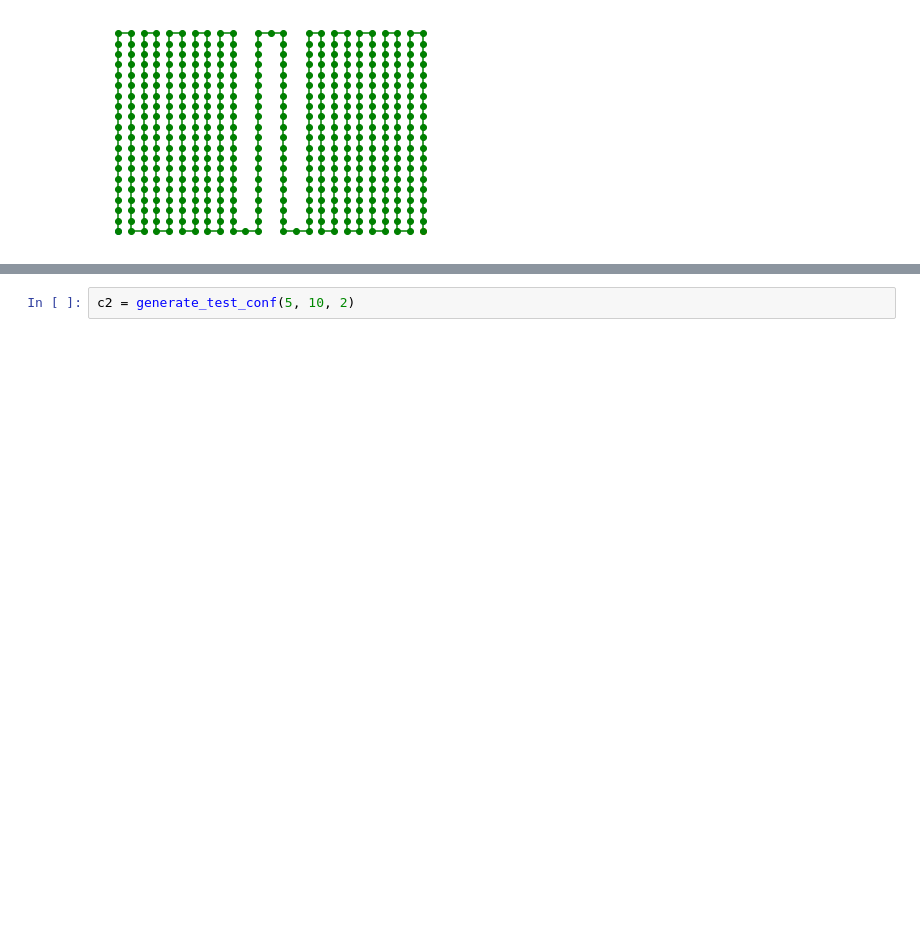
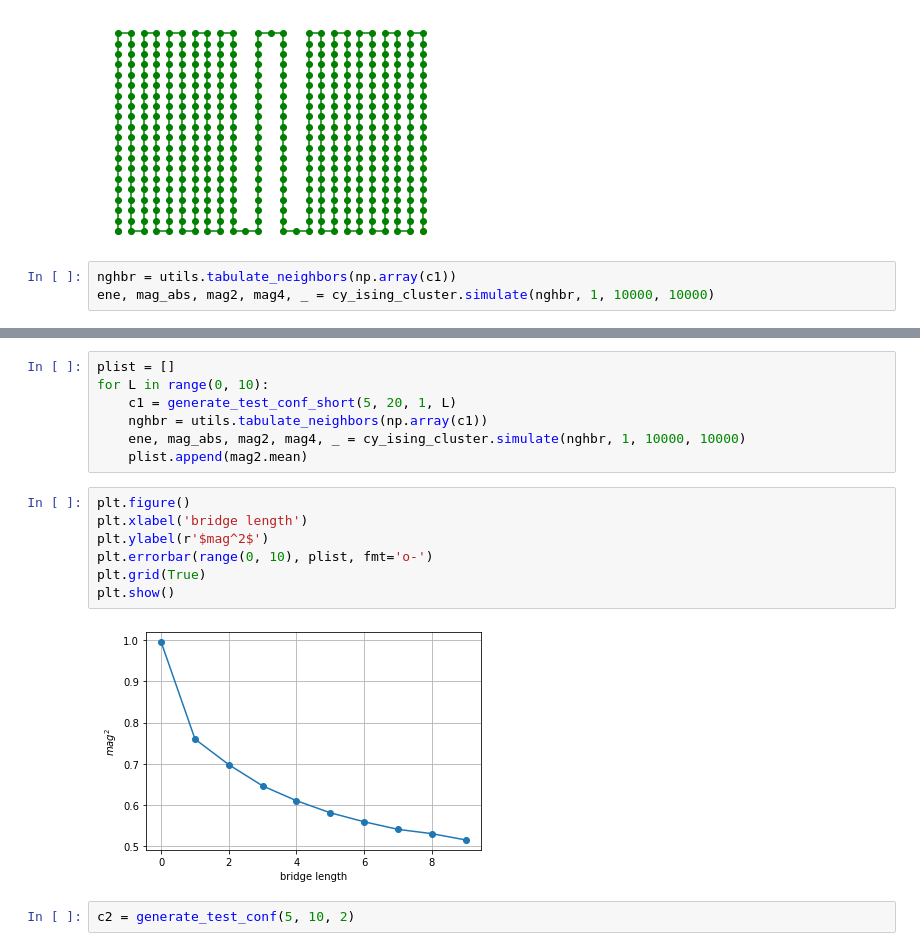
Before and after one commit to MoskalenkoRomanBorisovich/Ising-on-random-conformation, a Jupyter notebook: Clusterized conformations.ipynb, the cells around one changed output, grey strips where cells are left out. Cells and saved outputs as stored; diff of their text form; blank space fills up the shorter version.

```diff
--- a/Clusterized conformations.ipynb
+++ b/Clusterized conformations.ipynb
@@ -61,3 +104,6 @@ c1 = generate_test_conf(5, 20, 1)
 draw_conformation(c1)
 # %% [output]
 [figure]
+# %%
+nghbr = utils.tabulate_neighbors(np.array(c1))
+ene, mag_abs, mag2, mag4, _ = cy_ising_cluster.simulate(nghbr, 1, 10000, 10000)
@@ -64,3 +120,19 @@ draw_conformation(c1)
+# %%
+plist = []
+for L in range(0, 10):
+    c1 = generate_test_conf_short(5, 20, 1, L)
+    nghbr = utils.tabulate_neighbors(np.array(c1))
+    ene, mag_abs, mag2, mag4, _ = cy_ising_cluster.simulate(nghbr, 1, 10000, 10000)
+    plist.append(mag2.mean)
+# %%
+plt.figure()
+plt.xlabel('bridge length')
+plt.ylabel(r'$mag^2$')
+plt.errorbar(range(0, 10), plist, fmt='o-')
+plt.grid(True)
+plt.show()
+# %% [output]
+[figure, added]
 # %%
 c2 = generate_test_conf(5, 10, 2)
 # %%
```
Also changed, not shown: parts of 4 cells of this notebook, 6 other files.
